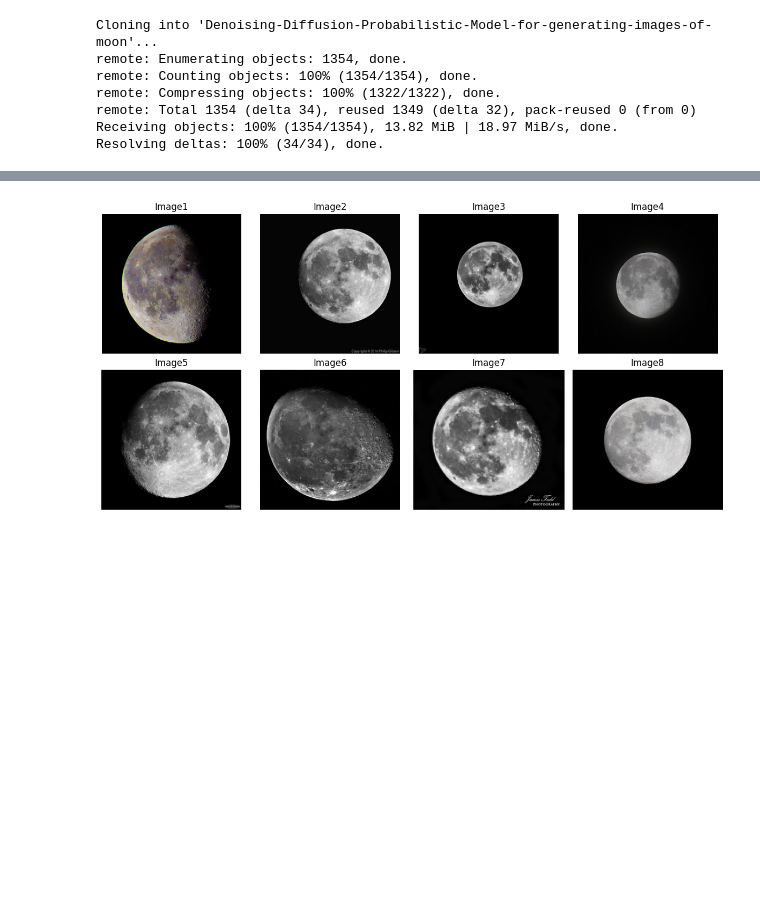
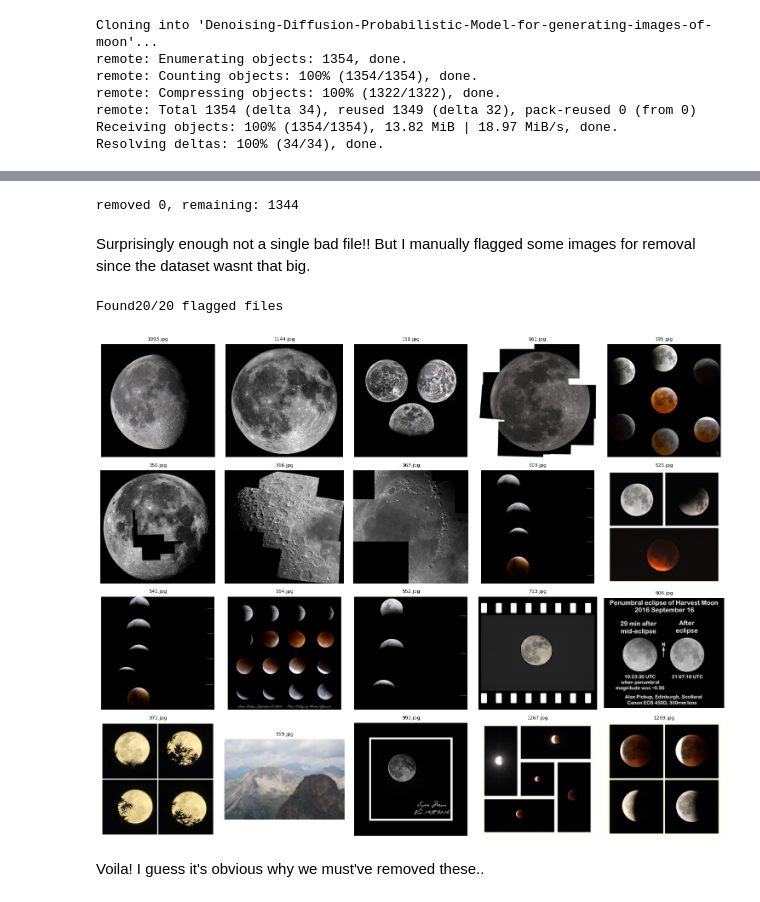
Before and after one commit to ChinmoyGitPy/Denoising-Diffusion-Probabilistic-Model-for-generating-images-of-moon, a Jupyter notebook: notebook.ipynb, the cells around one changed output, grey strips where cells are left out. Drawn from its saved outputs; the diff is of its cells as text; code cells hidden in the pictures; blank space fills up the shorter version.

```diff
--- a/notebook.ipynb
+++ b/notebook.ipynb
@@ -42,14 +35,66 @@ image_paths = glob.glob('Denoising-Diffusion-Probabilistic-Model-for-generating-
-# %%
-fig,axes = plt.subplots(2,4,figsize=(12,6))
-
-for i,ax in enumerate(axes.flat):
-    if i < len(image_paths):
-        img = Image.open(image_paths[i])
-        ax.imshow(img,cmap='gray')
-        ax.set_title(f"Image{i+1}")
-    ax.axis("off")
-
-plt.tight_layout()
-plt.show()
-# %% [output]
-[figure, removed]
+# %%
+def clean_corrupted(file_list):
+    bad = []
+    for p in tqdm(file_list):
+        try:
+            with Image.open(p) as img:
+                img.verify()
+        except Exception:
+            bad.append(p)
+
+    for b in bad:
+        os.remove(b)
+        file_list.remove(b)
+
+    print(f"removed {len(bad)}, remaining: {len(file_list)}")
+    return file_list
+
+path = clean_corrupted(path)
+# %% [output]
+removed 0, remaining: 1344
+# %% [markdown]
+Surprisingly enough not a single bad file!! But I manually flagged some images for removal since the dataset wasnt that big.
+# %%
+flagged_ids = [109,114,151,161,195,350,366,367,503,525,541,564,552,
+               713,906,971,959,993,1267,1269]
+
+def find_file(file_list,id_):
+    for p in file_list:
+        fname = os.path.basename(p)
+        if fname == f"{id_}.jpg" or fname.startswith(f"{id_}") or f"_{id_}." in fname:
+            return p
+    return None
+
+flagged_paths = []
+for id_ in flagged_ids:
+    fp = find_file(path,id_)
+    if fp:
+        flagged_paths.append(fp)
+    else:
+        print(f"Could not find file for {id_}")
+
+print(f"Found{len(flagged_paths)}/{len(flagged_ids)} flagged files")
+
+n = len(flagged_paths)
+cols = 5
+rows = (n + cols - 1) // cols
+
+fig, axes = plt.subplots(rows, cols, figsize=(15, 3*rows))
+axes = axes.flatten()
+
+for i, fp in enumerate(flagged_paths):
+    img = Image.open(fp)
+    axes[i].imshow(img, cmap='gray' if img.mode == 'L' else None)
+    axes[i].set_title(os.path.basename(fp), fontsize=8)
+    axes[i].axis('off')
+
+for j in range(i+1, len(axes)):
+    axes[j].axis('off')
+
+plt.tight_layout()
+plt.show()
+# %% [output]
+Found20/20 flagged files
+[figure, added]
+# %% [markdown]
+Voila! I guess it's obvious why we must've removed these..
```
Also changed, not shown: parts of 10 cells of this notebook.
